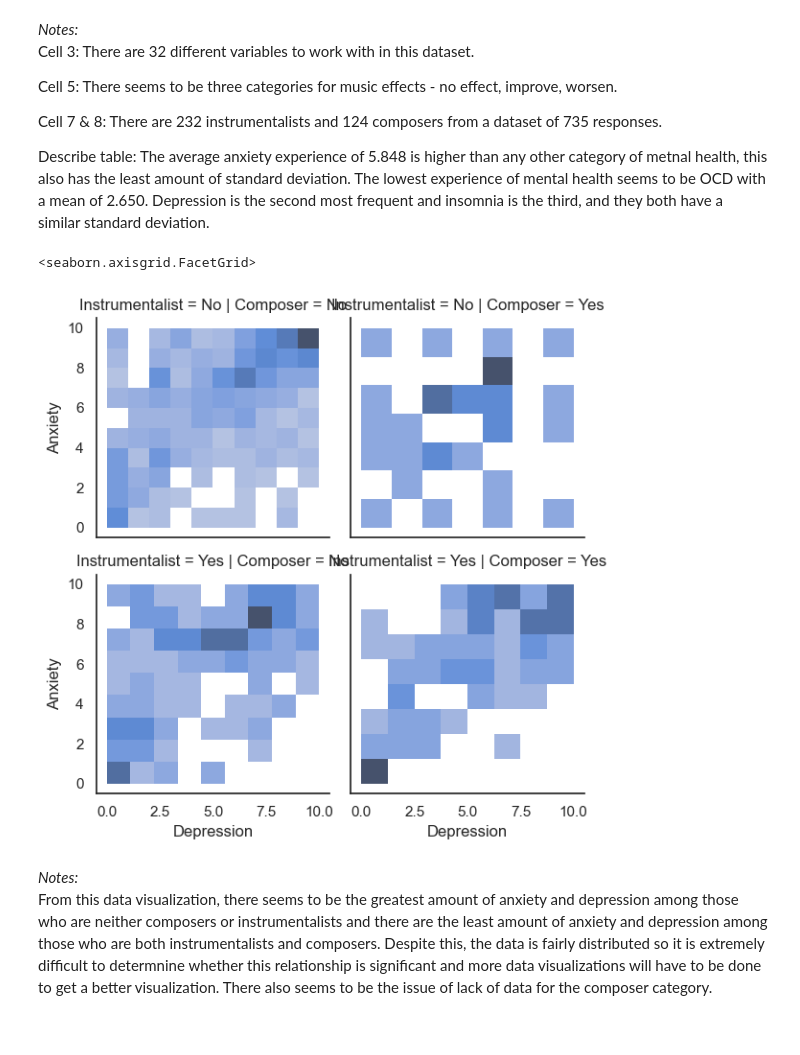
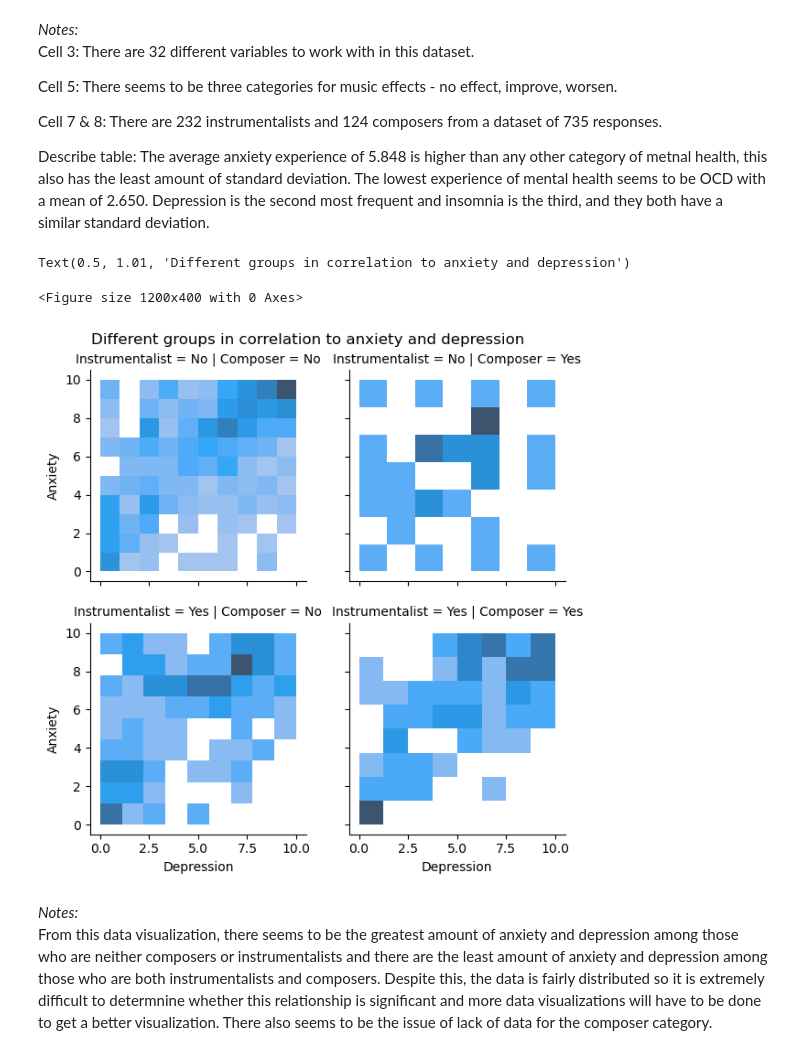
Before and after one commit to ubco-W2022T2-data301/project-group-group12, a Jupyter notebook: analysis/analysis1.ipynb, the cells around one changed output. Drawn from its saved outputs; the diff is of its cells as text; code cells hidden in the pictures.

```diff
--- a/analysis/analysis1.ipynb
+++ b/analysis/analysis1.ipynb
@@ -251,37 +64,0 @@ Visualizing the question through various dataset. The higher the overall mental
-# %%
-sns.set_theme(style="white", rc={"axes.facecolor": (0, 0, 0, 0)}, font_scale=2
-)
-
-# Initialize the FacetGrid object
-pal = sns.cubehelix_palette(10, rot=-.25, light=.7)
-g = sns.FacetGrid(df, row="Music_Participation", hue="Music_Participation", aspect=8, height=2, palette="mako")
-
-# Draw the densities
-g.map(sns.kdeplot, "Overall_mental_health",
-      bw_adjust=.5, clip_on=False,
-      fill=True, alpha=1, linewidth=1.5)
-g.map(sns.kdeplot, "Overall_mental_health", color="w", lw=2, bw_adjust=.5)
-
-# passing color=None to refline() uses the hue mapping
-g.refline(y=0, linewidth=2, linestyle="-", color=None, clip_on=False)
-
-
-# Define and use a simple function to label the plot in axes coordinates
-def label(x, color, label):
-    ax = plt.gca()
-    ax.text(-0.1, 0.2, label, fontweight="bold", color=color,
-            ha="left", va="center", transform=ax.transAxes)
-
-
-g.map(label, "Overall_mental_health")
-
-# Set the subplots to not overlap
-g.figure.subplots_adjust(hspace=.8)
-
-# Remove axes details that don't play well with overlap
-g.set_titles("")
-g.set(yticks=[], xlabel="Overall Mental Health", ylabel="")
-
-g.despine(bottom=True, left=True)
-g.set(xlim=(0, 10))
-plt.suptitle("Effects of music participation on mental health", y=0.98)
@@ -613,11 +180,15 @@ Cell 7 & 8: There are 232 instrumentalists and 124 composers from a dataset of 7
 Describe table: The average anxiety experience of 5.848 is higher than any other category of metnal health, this also has the least amount of standard deviation. The lowest experience of mental health seems to be OCD with a mean of 2.650. Depression is the second most frequent and insomnia is the third, and they both have a similar standard deviation.
 # %%
 # visualizing scatterplot of composers and instrumentalists related to their anxiety and depression, 0 being none and 10 being extreme
+plt.figure(figsize=(12,4))
 g= sns.FacetGrid(df, col="Composer", row="Instrumentalist")
 g.map(sns.histplot, "Depression", "Anxiety")
+plt.subplots_adjust(hspace=0.2, wspace=0.2)
+plt.suptitle("Different groups in correlation to anxiety and depression", y=1.01)
 # %% [output]
-<seaborn.axisgrid.FacetGrid>
+Text(0.5, 1.01, 'Different groups in correlation to anxiety and depression')
+<Figure size 1200x400 with 0 Axes>
-[figure, old version]
+[figure, new version]
 # %% [markdown]
 *Notes:* <br>
 From this data visualization, there seems to be the greatest amount of anxiety and depression among those who are neither composers or instrumentalists and there are the least amount of anxiety and depression among those who are both instrumentalists and composers. Despite this, the data is fairly distributed so it is extremely difficult to determnine whether this relationship is significant and more data visualizations will have to be done to get a better visualization. There also seems to be the issue of lack of data for the composer category.
```
Also changed, not shown: parts of 97 cells of this notebook, 9 other files.
